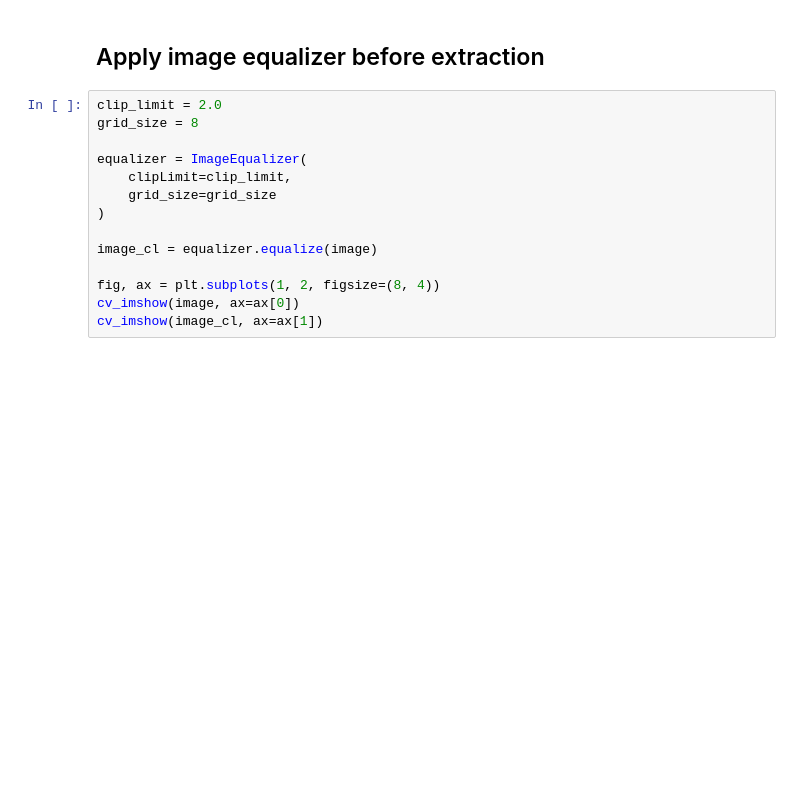
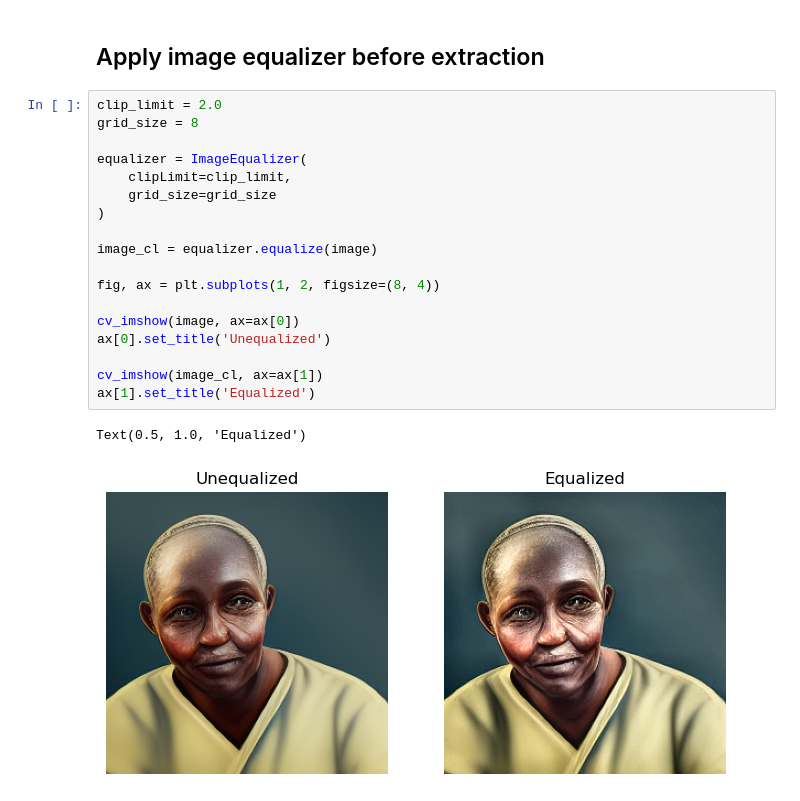
Before and after one commit to TRSS-Research/SAAC, a Jupyter notebook: notebooks/image_analysis/Skin Color Estimation.ipynb, the cells around one changed output. Cells and saved outputs as stored; diff of their text form; blank space fills up the shorter version.

```diff
--- a/notebooks/image_analysis/Skin Color Estimation.ipynb
+++ b/notebooks/image_analysis/Skin Color Estimation.ipynb
@@ -54,17 +103,24 @@ color_show(color)
 # %%
 clip_limit = 2.0
 grid_size = 8
 
 equalizer = ImageEqualizer(
     clipLimit=clip_limit,
     grid_size=grid_size
 )
 
 image_cl = equalizer.equalize(image)
 
 fig, ax = plt.subplots(1, 2, figsize=(8, 4))
+
 cv_imshow(image, ax=ax[0])
+ax[0].set_title('Unequalized')
+
 cv_imshow(image_cl, ax=ax[1])
+ax[1].set_title('Equalized')
+# %% [output]
+Text(0.5, 1.0, 'Equalized')
+[figure, added]
 # %%
 face_cl = crop_bbox(image_cl, bbox)
 
```
Also changed, not shown: parts of 7 cells of this notebook, 3 other files.
